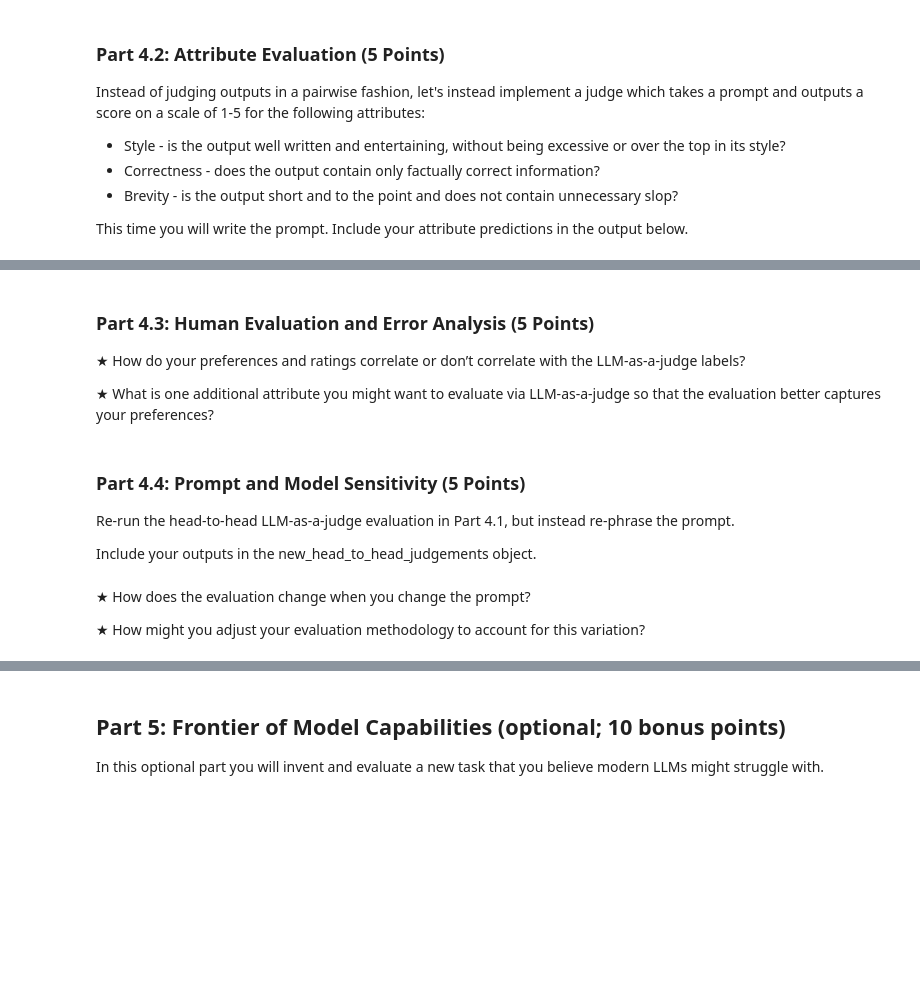
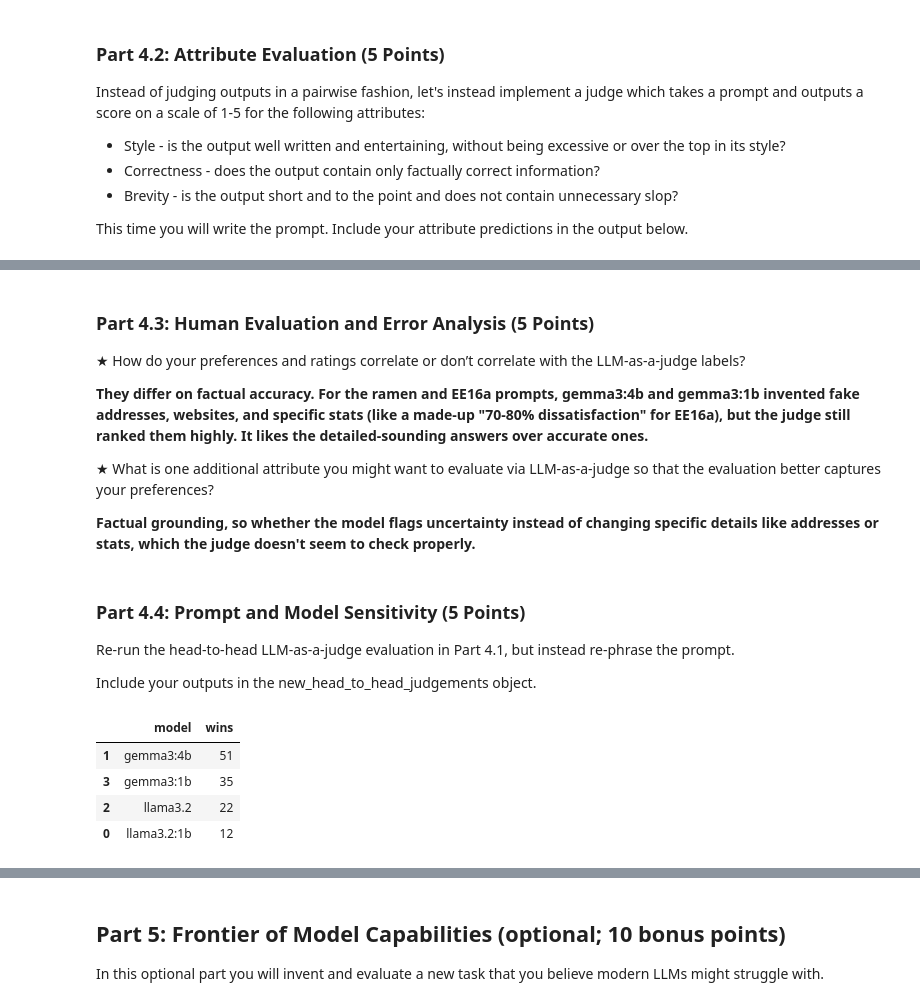
Before and after one commit to sgslay/sgslay, a Jupyter notebook: HW1.ipynb, the cells around one changed output, grey strips where cells are left out. Drawn from its saved outputs; the diff is of its cells as text; code cells hidden in the pictures; blank space fills up the shorter version.

```diff
--- a/HW1.ipynb
+++ b/HW1.ipynb
@@ -1113,7 +1392,11 @@ save_results(attribute_preds, "results/attribute_preds.json")
 
 ★ How do your preferences and ratings correlate or don’t correlate with the LLM-as-a-judge labels?
 
+**They differ on factual accuracy. For the ramen and EE16a prompts, gemma3:4b and gemma3:1b invented fake addresses, websites, and specific stats (like a made-up "70-80% dissatisfaction" for EE16a), but the judge still ranked them highly. It likes the detailed-sounding answers over accurate ones.**
+
 ★ What is one additional attribute you might want to evaluate via LLM-as-a-judge so that the evaluation better captures your preferences?
+
+**Factual grounding, so whether the model flags uncertainty instead of changing specific details like addresses or stats, which the judge doesn't seem to check properly.**
 # %% [markdown]
 ### Part 4.4: Prompt and Model Sensitivity (5 Points)
 
@@ -1129,4 +1406,49 @@ save_results(new_head_to_head_judgements, "results/new_head_to_head_judgements.j
-# %% [markdown]
-★ How does the evaluation change when you change the prompt?
-
-★ How might you adjust your evaluation methodology to account for this variation?
+# %%
+new_head_to_head_judgements = [{str((model_a, model_b)): None for model_a in models for model_b in models if model_a != model_b} for _ in range(len(prompts))]
+
+# TODO: Implement the new head to head judgements
+def get_pairwise_judgement_prompt_v2(prompt, output1, output2):
+    return (
+        f"Two AI assistants were asked: \"{prompt}\"\n\n"
+        f"Assistant A said: {output1}\n\n"
+        f"Assistant B said: {output2}\n\n"
+        "Which assistant gave the better answer? Respond with only 'A' or 'B', nothing else."
+    )
+
+async def get_pairwise_judgement_v2(prompt, output1, output2):
+    judgement_prompt = get_pairwise_judgement_prompt_v2(prompt, output1, output2)
+    response = await run_inference(judge_model, judgement_prompt, temperature=0.0, max_tokens=8)
+    return response.strip().upper()
+
+for i, prompt in enumerate(prompts):
+    for model_a in models:
+        for model_b in models:
+            if model_a == model_b:
+                continue
+            output1 = outputs_per_model[model_a][i]
+            output2 = outputs_per_model[model_b][i]
+            verdict = await get_pairwise_judgement_v2(prompt, output1, output2)
+            if "A" in verdict:
+                winner = model_a
+            elif "B" in verdict:
+                winner = model_b
+            else:
+                winner = None
+            new_head_to_head_judgements[i][str((model_a, model_b))] = winner
+
+save_results(new_head_to_head_judgements, "results/new_head_to_head_judgements.json")
+
+new_win_counts = Counter()
+for round_judgements in new_head_to_head_judgements:
+    for winner in round_judgements.values():
+        if winner is not None:
+            new_win_counts[winner] += 1
+
+new_win_table = pd.DataFrame(new_win_counts.items(), columns=["model", "wins"]).sort_values("wins", ascending=False)
+new_win_table
+# %% [output]
+|  | model | wins |
+| 1 | gemma3:4b | 51 |
+| 3 | gemma3:1b | 35 |
+| 2 | llama3.2 | 22 |
+| 0 | llama3.2:1b | 12 |
```
Also changed, not shown: parts of 39 cells of this notebook.
